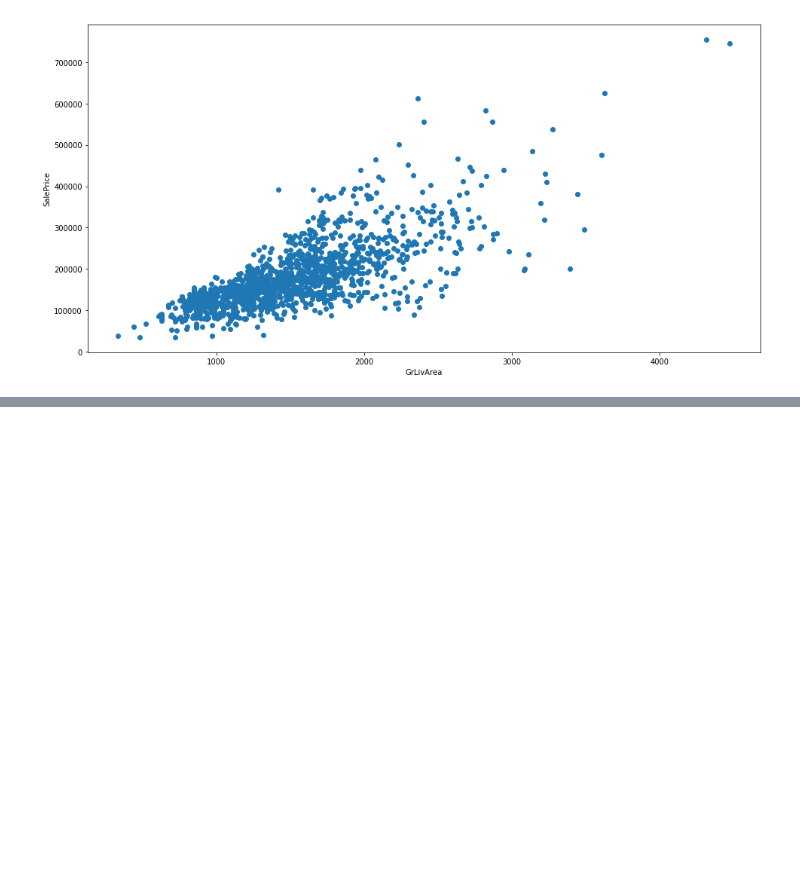
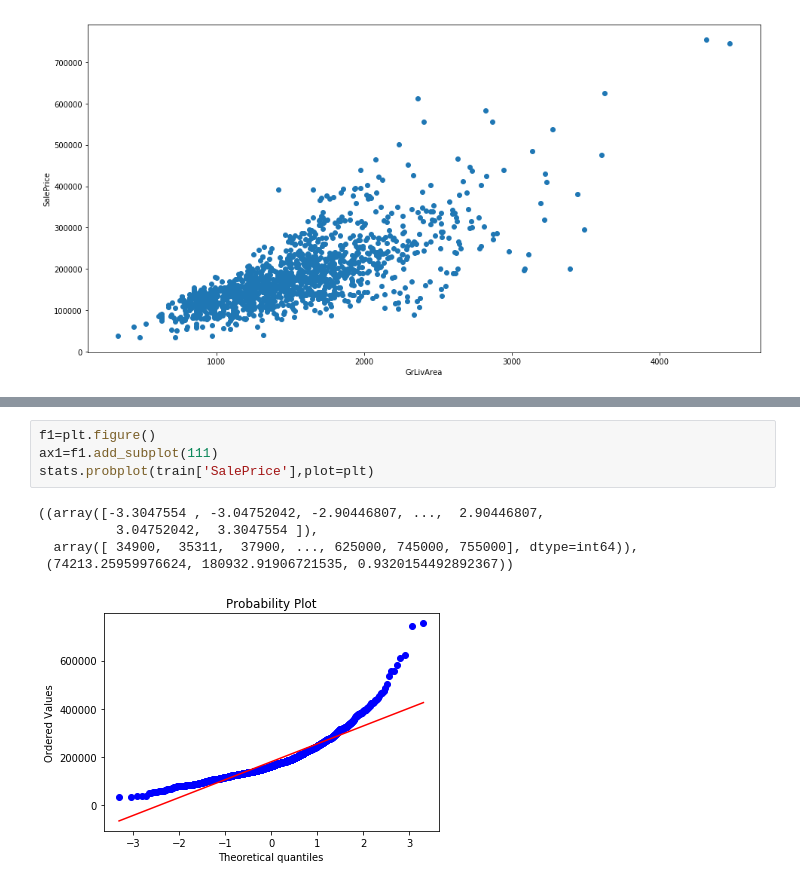
Before and after one commit to morvanTseng/houseprice, a Jupyter notebook: stacked regressions.ipynb, the cells around one changed output, grey strips where cells are left out. Drawn from its saved outputs; the diff is of its cells as text; blank space fills up the shorter version.

```diff
--- a/stacked regressions.ipynb
+++ b/stacked regressions.ipynb
@@ -79,0 +91,10 @@ plt.show()
+# %%
+f1=plt.figure()
+ax1=f1.add_subplot(111)
+stats.probplot(train['SalePrice'],plot=plt)
+# %% [output]
+((array([-3.3047554 , -3.04752042, -2.90446807, ...,  2.90446807,
+          3.04752042,  3.3047554 ]),
+  array([ 34900,  35311,  37900, ..., 625000, 745000, 755000], dtype=int64)),
+ (74213.25959976624, 180932.91906721535, 0.9320154492892367))
+[figure, added]
```
Also changed, not shown: parts of 17 cells of this notebook.
